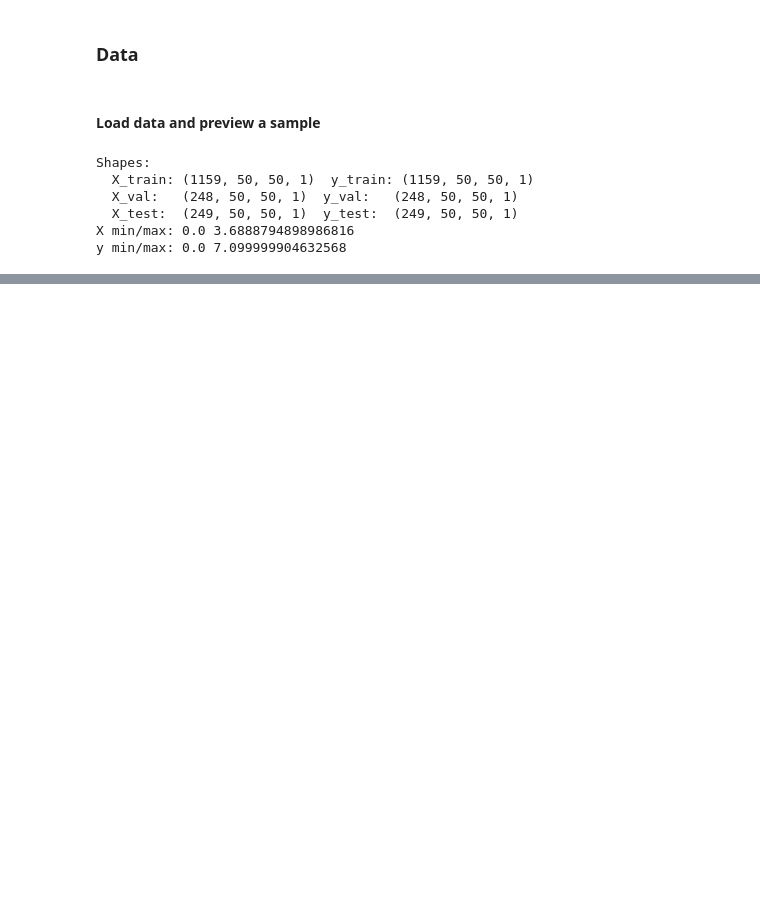
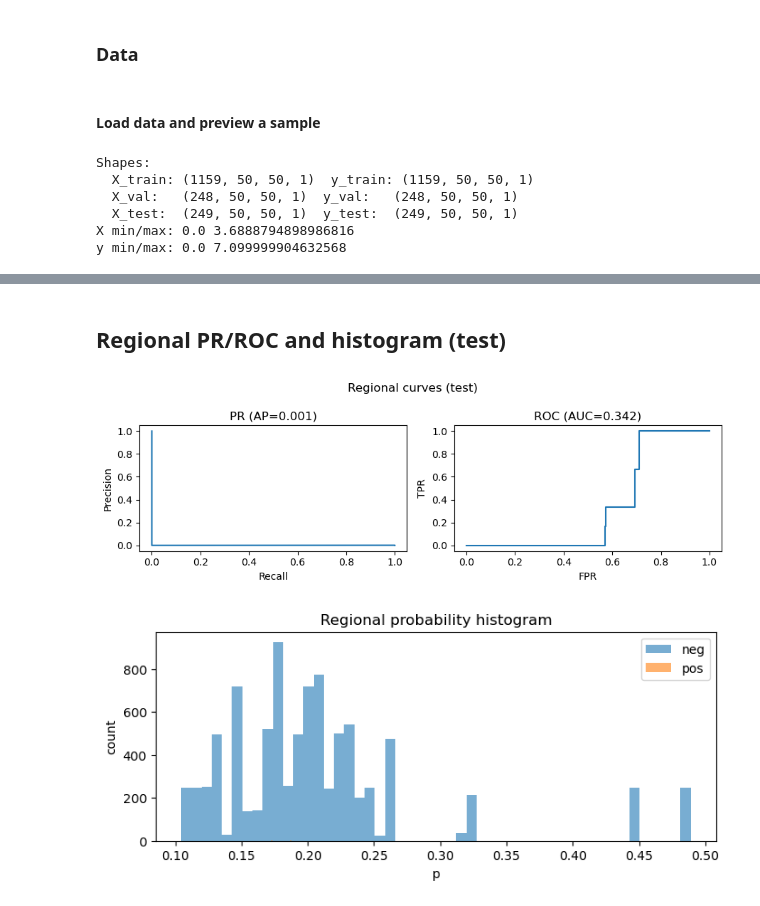
Before and after one commit to IT22000644/Seismic-GNN-Prediction, a Jupyter notebook: notebooks/06_cnn_map_training_notebook.ipynb, the cells around one changed output, grey strips where cells are left out. Cells and saved outputs as stored; diff of their text form; code cells hidden in the pictures; blank space fills up the shorter version.

```diff
--- a/notebooks/06_cnn_map_training_notebook.ipynb
+++ b/notebooks/06_cnn_map_training_notebook.ipynb
@@ -235,0 +778,7 @@ for name in ["parity.png", "residuals.png", "sample_0.png", "sample_1.png", "sam
+# %%
+# ≥M5 probability per region within 5 years (grid 6x6)
+model_region, region_map, info_region = train_region_risk(
+    N_years=5, mag_threshold=5.0, grid_rows=6, grid_cols=6,
+    use_kmeans=False, k_clusters=24,
+    title="Regional ≥M5 within 5 years"
+)
@@ -235,0 +803,31 @@ for name in ["parity.png", "residuals.png", "sample_0.png", "sample_1.png", "sam
+# %% [markdown]
+##  Regional PR/ROC and histogram (test)
+# %%
+from sklearn.metrics import precision_recall_curve, roc_curve, average_precision_score, roc_auc_score
+
+prob_test = info_region['prob_test']
+y_test_R = info_region['y_test_R']
+
+tt = (y_test_R >= 0.5).astype('float32').ravel()
+pp = prob_test.ravel()
+
+pr, rc, _ = precision_recall_curve(tt, pp)
+fpr, tpr, _ = roc_curve(tt, pp)
+ap = average_precision_score(tt, pp)
+auc = roc_auc_score(tt, pp)
+
+fig,ax = plt.subplots(1,2, figsize=(9,3))
+ax[0].plot(rc, pr); ax[0].set_title(f'PR (AP={ap:.3f})')
+ax[0].set_xlabel('Recall'); ax[0].set_ylabel('Precision')
+ax[1].plot(fpr, tpr); ax[1].set_title(f'ROC (AUC={auc:.3f})')
+ax[1].set_xlabel('FPR'); ax[1].set_ylabel('TPR')
+plt.suptitle('Regional curves (test)'); plt.tight_layout(); plt.show()
+
+plt.figure(figsize=(8,3))
+plt.hist(pp[tt==0], bins=50, alpha=0.6, label='neg')
+plt.hist(pp[tt==1], bins=50, alpha=0.6, label='pos')
+plt.legend(); plt.title('Regional probability histogram')
+plt.xlabel('p'); plt.ylabel('count'); plt.show()
+# %% [output]
+[figure, added]
+[figure, added]
```
Also changed, not shown: parts of 30 cells of this notebook, 20 other files.
